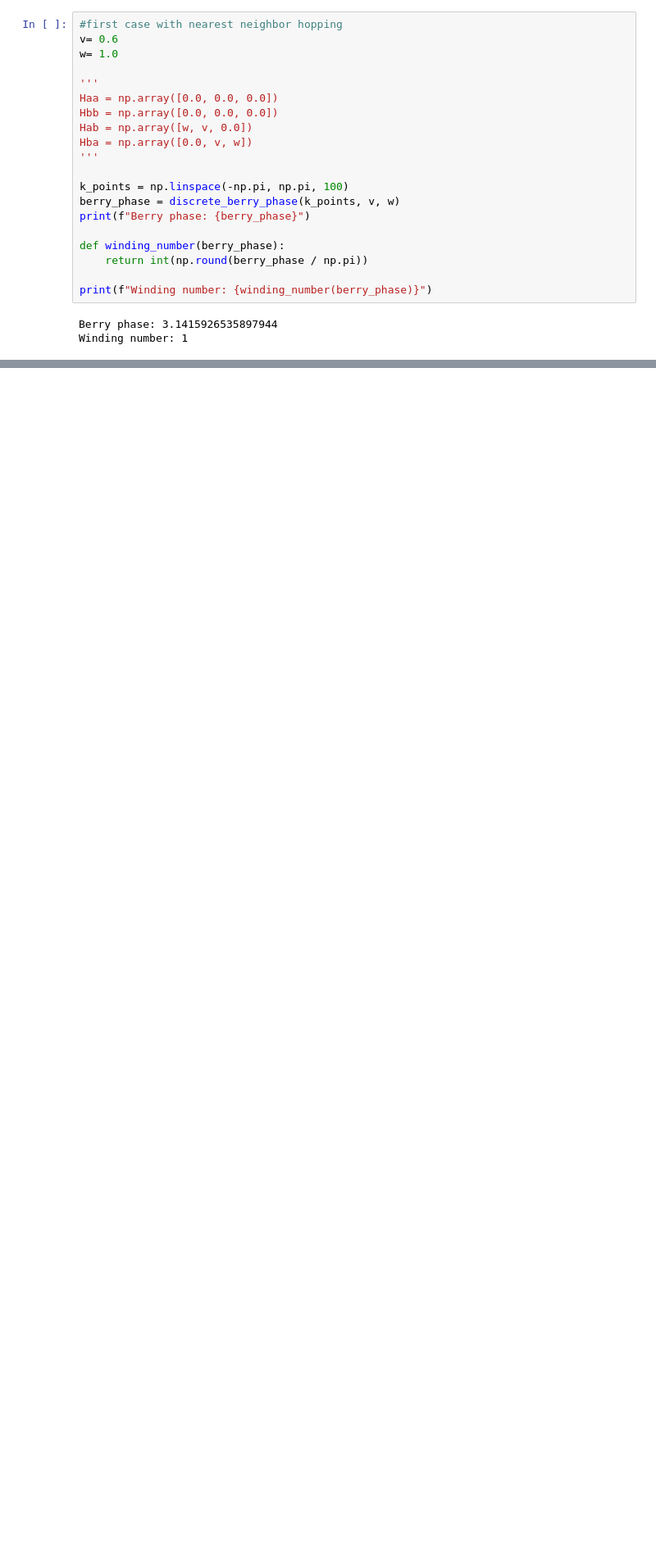
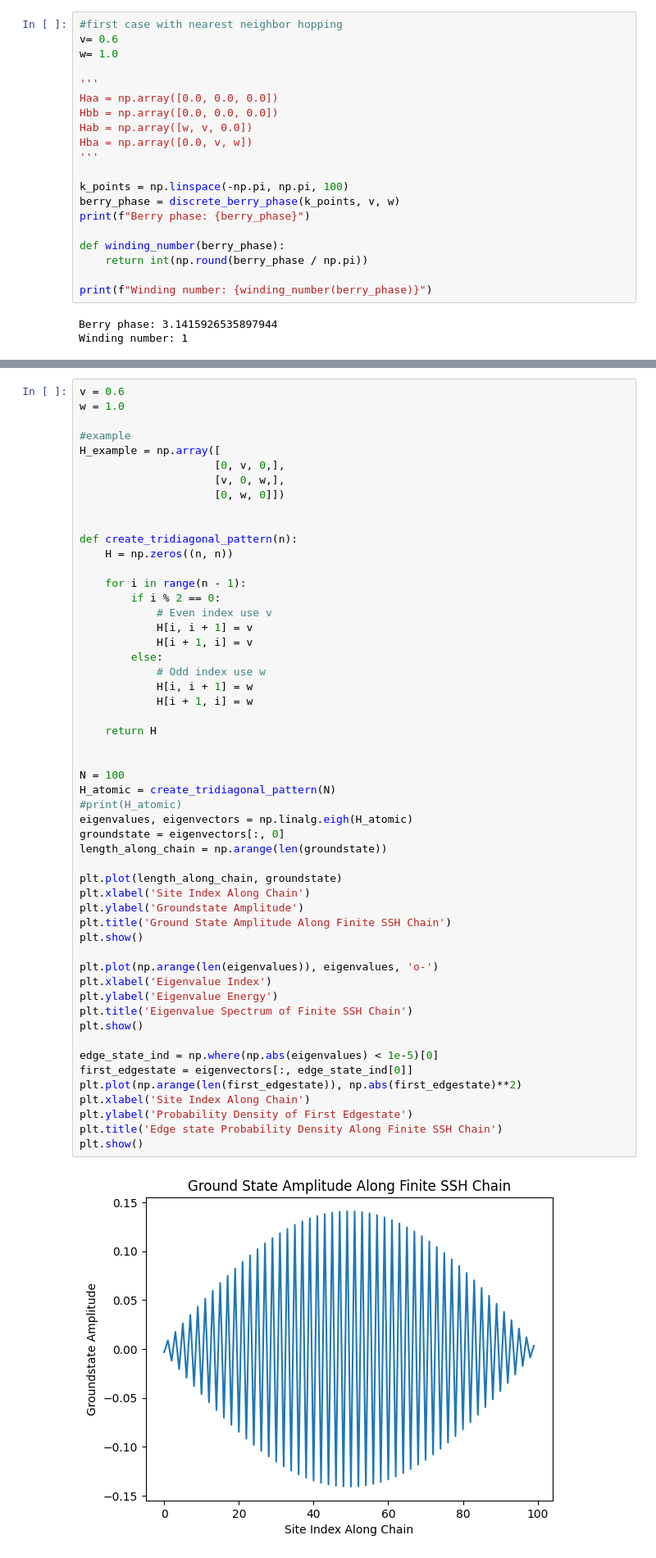
Before and after one commit to Benoul/Scientific_Computing_25-26, a Jupyter notebook: ITM/BH553_ITM_Practical.ipynb, the cells around one changed output, grey strips where cells are left out. Shown: that part at 82% size. Cells and saved outputs as stored; diff of their text form; blank space fills up the shorter version.

```diff
--- a/ITM/BH553_ITM_Practical.ipynb
+++ b/ITM/BH553_ITM_Practical.ipynb
@@ -269,0 +281,55 @@ NameError: name 'np' is not defined
+# %%
+v = 0.6
+w = 1.0
+
+#example
+H_example = np.array([
+                     [0, v, 0,],
+                     [v, 0, w,],
+                     [0, w, 0]])
+
+
+def create_tridiagonal_pattern(n):
+    H = np.zeros((n, n))
+
+    for i in range(n - 1):
+        if i % 2 == 0:
+            # Even index use v
+            H[i, i + 1] = v
+            H[i + 1, i] = v
+        else:
+            # Odd index use w
+            H[i, i + 1] = w
+            H[i + 1, i] = w
+
+    return H
+
+
+N = 100
+H_atomic = create_tridiagonal_pattern(N)
+#print(H_atomic)
+eigenvalues, eigenvectors = np.linalg.eigh(H_atomic)
+groundstate = eigenvectors[:, 0]
+length_along_chain = np.arange(len(groundstate))
+
+plt.plot(length_along_chain, groundstate)
+plt.xlabel('Site Index Along Chain')
+plt.ylabel('Groundstate Amplitude')
+plt.title('Ground State Amplitude Along Finite SSH Chain')
+plt.show()
+
+plt.plot(np.arange(len(eigenvalues)), eigenvalues, 'o-')
+plt.xlabel('Eigenvalue Index')
+plt.ylabel('Eigenvalue Energy')
+plt.title('Eigenvalue Spectrum of Finite SSH Chain')
+plt.show()
+
+edge_state_ind = np.where(np.abs(eigenvalues) < 1e-5)[0]
+first_edgestate = eigenvectors[:, edge_state_ind[0]]
+plt.plot(np.arange(len(first_edgestate)), np.abs(first_edgestate)**2)
+plt.xlabel('Site Index Along Chain')
+plt.ylabel('Probability Density of First Edgestate')
+plt.title('Edge state Probability Density Along Finite SSH Chain')
+plt.show()
+# %% [output]
+[figure, added]
```
Also changed, not shown: parts of 5 cells of this notebook.
